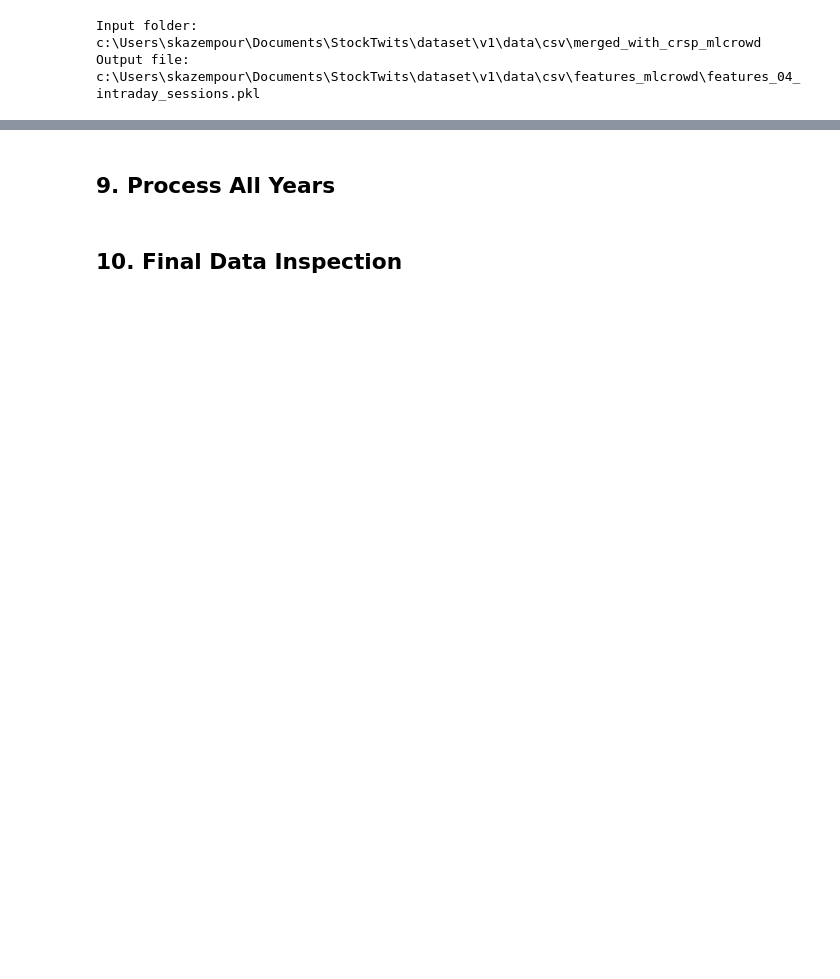
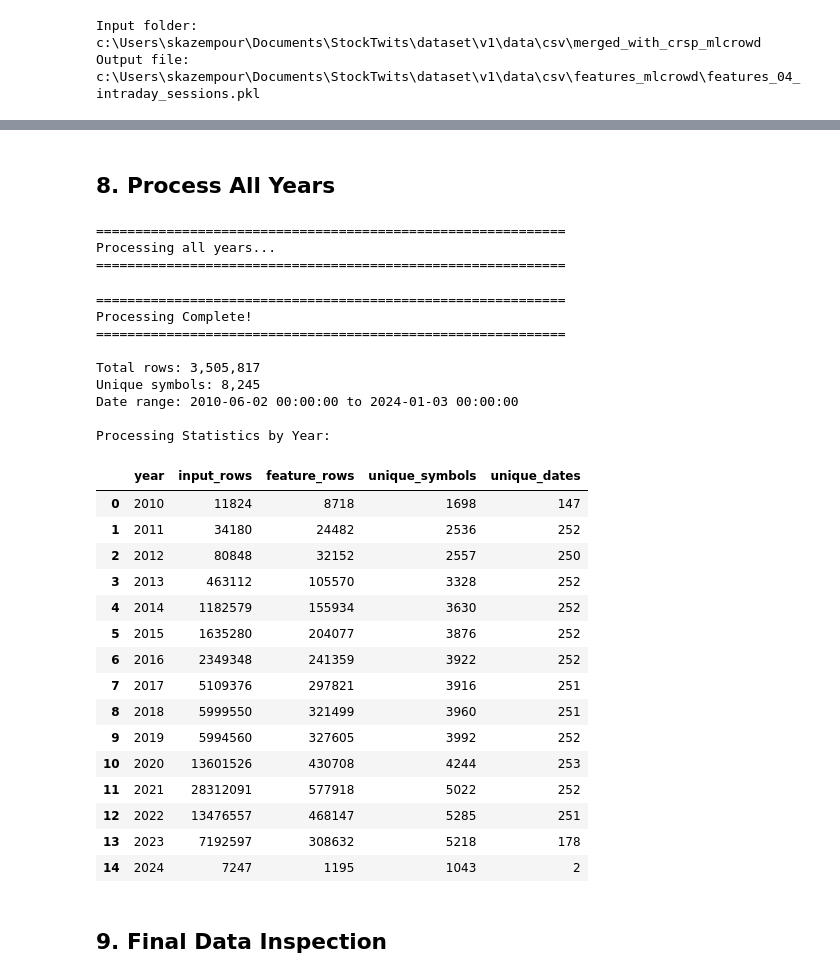
Before and after one commit to smkazempour/ml-from-crowd, a Jupyter notebook: 01 - feature extraction/features_04_intraday_sessions.ipynb, the cells around one changed output, grey strips where cells are left out. Cells and saved outputs as stored; diff of their text form; code cells hidden in the pictures; blank space fills up the shorter version.

```diff
--- a/01 - feature extraction/features_04_intraday_sessions.ipynb
+++ b/01 - feature extraction/features_04_intraday_sessions.ipynb
@@ -117,18 +98,31 @@ print(f"Shape: {df_sample.shape}")
 print(f"Date range: {df_sample['date'].min()} to {df_sample['date'].max()}")
 print(f"Unique symbols: {df_sample['symbol'].nunique():,}")
 
-print(f"\nRelevant columns:")
-print(f"  created_at (sample): {df_sample['created_at'].iloc[:3].tolist()}")
-print(f"  time (sample):       {df_sample['time'].iloc[:3].tolist()}")
-print(f"  session (sample):    {df_sample['session'].iloc[:3].tolist()}")
-print(f"  sentiment (sample):  {df_sample['sentiment'].iloc[:3].tolist()}")
+# Verify required columns exist
+required_cols = ['session', 'business_day', 'is_weekend', 'is_holiday', 'sentiment', 'message_id']
+for col in required_cols:
+    assert col in df_sample.columns, f"Missing required column: {col}"
+print(f"\nAll required columns present.")
 
-# Check which temporal columns already exist
-for col in ['business_day', 'is_weekend', 'is_holiday']:
-    if col in df_sample.columns:
-        print(f"  {col}: EXISTS in data")
-    else:
-        print(f"  {col}: MISSING - will derive from created_at + FF calendar")
+# Inspect key columns
+print(f"\nColumn types:")
+print(f"  session:      {df_sample['session'].dtype} (sample: {df_sample['session'].iloc[:5].tolist()})")
+print(f"  business_day: {df_sample['business_day'].dtype} (sample: {df_sample['business_day'].iloc[:5].tolist()})")
+print(f"  is_weekend:   {df_sample['is_weekend'].dtype} (sample: {df_sample['is_weekend'].iloc[:5].tolist()})")
+print(f"  is_holiday:   {df_sample['is_holiday'].dtype} (sample: {df_sample['is_holiday'].iloc[:5].tolist()})")
+
+# Day type distribution
+n_bd = df_sample['business_day'].sum()
+n_wk = df_sample['is_weekend'].sum()
+n_hol = df_sample['is_holiday'].sum()
+print(f"\nDay type distribution:")
+print(f"  Business day: {n_bd:,} tweets ({n_bd/len(df_sample)*100:.1f}%)")
+print(f"  Weekend:      {n_wk:,} tweets ({n_wk/len(df_sample)*100:.1f}%)")
+print(f"  Holiday:      {n_hol:,} tweets ({n_hol/len(df_sample)*100:.1f}%)")
+
+# Session HHMM distribution
+print(f"\nSession (HHMM) value counts (top 15):")
+print(df_sample['session'].value_counts().head(15))
 # %% [output]
 Available files: 15
 Files: ['stocktwits_crsp_2010.csv', 'stocktwits_crsp_2011.csv', 'stocktwits_crsp_2012.csv', 'stocktwits_crsp_2013.csv', 'stocktwits_crsp_2014.csv', 'stocktwits_crsp_2015.csv', 'stocktwits_crsp_2016.cs ...
@@ -267,7 +257,9 @@ del df_test
 # %%
-def calculate_intraday_features(df, trading_days_set):
+def calculate_intraday_features(df):
     """
     Calculate intraday session features for each stock-day.
+
+    Uses existing columns: session (int64 HHMM), business_day, is_weekend, is_holiday.
 
     Returns a DataFrame with one row per (symbol, date) containing:
         - 8 business day sessions: {session}_volume, {session}_sentiment
@@ -280,8 +272,7 @@ def calculate_intraday_features(df, trading_days_set):
     df = df.copy()
     df['date'] = pd.to_datetime(df['date'])
 
-    # --- Step 1: Derive temporal features and classify ---
-    derive_temporal_features(df, trading_days_set)
+    # --- Step 1: Classify into groups ---
     df['group'] = map_to_group(df)
 
     # --- Step 2: Sentiment indicators ---
@@ -492,5 +542,5 @@ print(f"   Volume match: {mh_match}")
 # %% [markdown]
-## 9. Process All Years
+## 8. Process All Years
 # %%
 all_features = []
 processing_stats = []
@@ -505,36 +555,65 @@ for file in tqdm(files, desc="Processing years"):
         file_path = INPUT_FOLDER / file
 
         df_year = pd.read_csv(file_path)
-        features_year = calculate_intraday_features(df_year, TRADING_DAYS_SET)
+        features_year = calculate_intraday_features(df_year)
         all_features.append(features_year)
 
         processing_stats.append({
             'year': year,
             'input_rows': len(df_year),
             'feature_rows': len(features_year),
             'unique_symbols': features_year['symbol'].nunique(),
             'unique_dates': features_year['date'].nunique()
         })
 
     except Exception as e:
         print(f"Error processing {file}: {str(e)}")
         import traceback
         traceback.print_exc()
 
 features_all = pd.concat(all_features, ignore_index=True)
 
 print(f"\n{'=' * 60}")
 print(f"Processing Complete!")
 print(f"{'=' * 60}")
 print(f"\nTotal rows: {len(features_all):,}")
 print(f"Unique symbols: {features_all['symbol'].nunique():,}")
 print(f"Date range: {features_all['date'].min()} to {features_all['date'].max()}")
 
 df_stats = pd.DataFrame(processing_stats)
 print(f"\nProcessing Statistics by Year:")
 display(df_stats)
+# %% [output]
+============================================================
+Processing all years...
+============================================================
+============================================================
+Processing Complete!
+============================================================
+
+Total rows: 3,505,817
+Unique symbols: 8,245
+Date range: 2010-06-02 00:00:00 to 2024-01-03 00:00:00
+
+Processing Statistics by Year:
+|  | year | input_rows | feature_rows | unique_symbols | unique_dates |
+| 0 | 2010 | 11824 | 8718 | 1698 | 147 |
+| 1 | 2011 | 34180 | 24482 | 2536 | 252 |
+| 2 | 2012 | 80848 | 32152 | 2557 | 250 |
+| 3 | 2013 | 463112 | 105570 | 3328 | 252 |
+| 4 | 2014 | 1182579 | 155934 | 3630 | 252 |
+| 5 | 2015 | 1635280 | 204077 | 3876 | 252 |
+| 6 | 2016 | 2349348 | 241359 | 3922 | 252 |
+| 7 | 2017 | 5109376 | 297821 | 3916 | 251 |
+| 8 | 2018 | 5999550 | 321499 | 3960 | 251 |
+| 9 | 2019 | 5994560 | 327605 | 3992 | 252 |
+| 10 | 2020 | 13601526 | 430708 | 4244 | 253 |
+| 11 | 2021 | 28312091 | 577918 | 5022 | 252 |
+| 12 | 2022 | 13476557 | 468147 | 5285 | 251 |
+| 13 | 2023 | 7192597 | 308632 | 5218 | 178 |
+| 14 | 2024 | 7247 | 1195 | 1043 | 2 |
 # %% [markdown]
-## 10. Final Data Inspection
+## 9. Final Data Inspection
 # %%
 print(f"Final Features Dataset:")
 print(f"{'=' * 60}")
```
Also changed, not shown: parts of 22 cells of this notebook, 7 other files.
